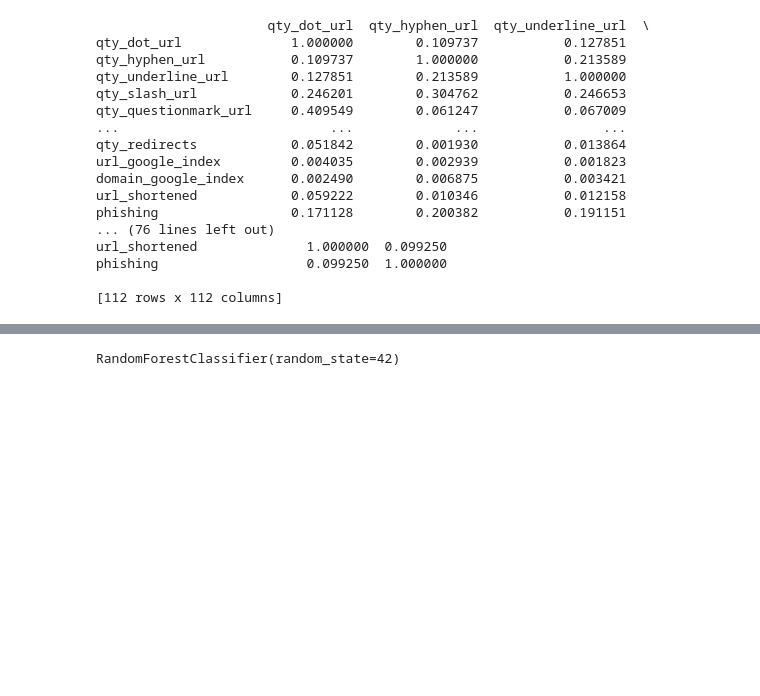
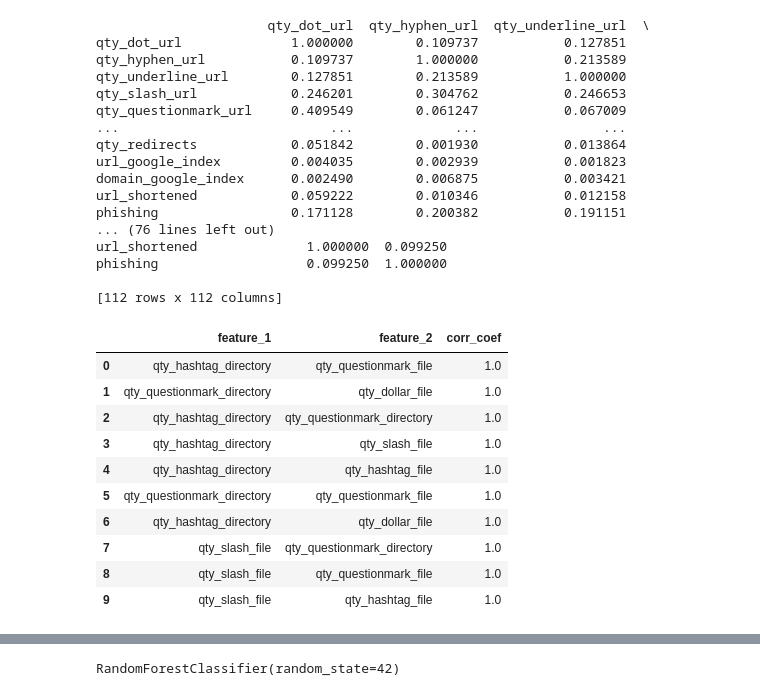
Before and after one commit to brian-campbell/ai-bootcamp-project-2, a Jupyter notebook: phishing_basic_analysis.ipynb, the cells around one changed output, grey strips where cells are left out. Saved outputs shown, nothing was run; the diff lists cells and outputs as text; code cells hidden in the pictures; blank space fills up the shorter version.

```diff
--- a/phishing_basic_analysis.ipynb
+++ b/phishing_basic_analysis.ipynb
@@ -129,6 +129,50 @@ url_shortened              1.000000  0.099250
 phishing                   0.099250  1.000000
 
 [112 rows x 112 columns]
+# %%
+def create_top_pairs ( corr_matrix ):
+    # Get the top n pairs with the highest correlation
+    n = 10 # change this to the number of pairs you want to get
+
+    top_pairs = corr_matrix.unstack ().sort_values ( ascending=False )#[:n * 2]
+#    print ( top_pairs )
+
+    unique_pairs = []
+
+    pair_count = 0
+    # Iterate over the top pairs and add only unique pairs to the list
+    for pair in top_pairs.index:
+        if pair[0] != pair[1] and ( pair[1], pair[0] ) not in unique_pairs:
+#            print (f'Adding pair: {pair}')
+            unique_pairs.append ( pair )
+            pair_count += 1
+            if pair_count >= n:
+                break
+
+    # Create a dataframe with the top pairs and their correlation coefficients
+    top_pairs_df = pd.DataFrame ( columns=['feature_1', 'feature_2', 'corr_coef'] )
+    for i, pair in enumerate ( unique_pairs[:n] ):
+#        print ( f'{pair[0]}, {pair[1]}, {corr_matrix.loc[pair[0], pair[1]]}' )
+        top_pairs_df.loc[i] = [pair[0], pair[1], corr_matrix.loc[pair[0], pair[1]]]
+
+    return top_pairs_df
+
+raw_top_pairs_df = create_top_pairs ( correlations )
+
+# Print the top pairs as a dataframe
+display ( raw_top_pairs_df )
+# %% [output]
+|  | feature_1 | feature_2 | corr_coef |
+| 0 | qty_hashtag_directory | qty_questionmark_file | 1.0 |
+| 1 | qty_questionmark_directory | qty_dollar_file | 1.0 |
+| 2 | qty_hashtag_directory | qty_questionmark_directory | 1.0 |
+| 3 | qty_hashtag_directory | qty_slash_file | 1.0 |
+| 4 | qty_hashtag_directory | qty_hashtag_file | 1.0 |
+| 5 | qty_questionmark_directory | qty_questionmark_file | 1.0 |
+| 6 | qty_hashtag_directory | qty_dollar_file | 1.0 |
+| 7 | qty_slash_file | qty_questionmark_directory | 1.0 |
+| 8 | qty_slash_file | qty_questionmark_file | 1.0 |
+| 9 | qty_slash_file | qty_hashtag_file | 1.0 |
 # %%
 droplist = []
 keeplist = []
```
Also changed, not shown: parts of 3 cells of this notebook.
